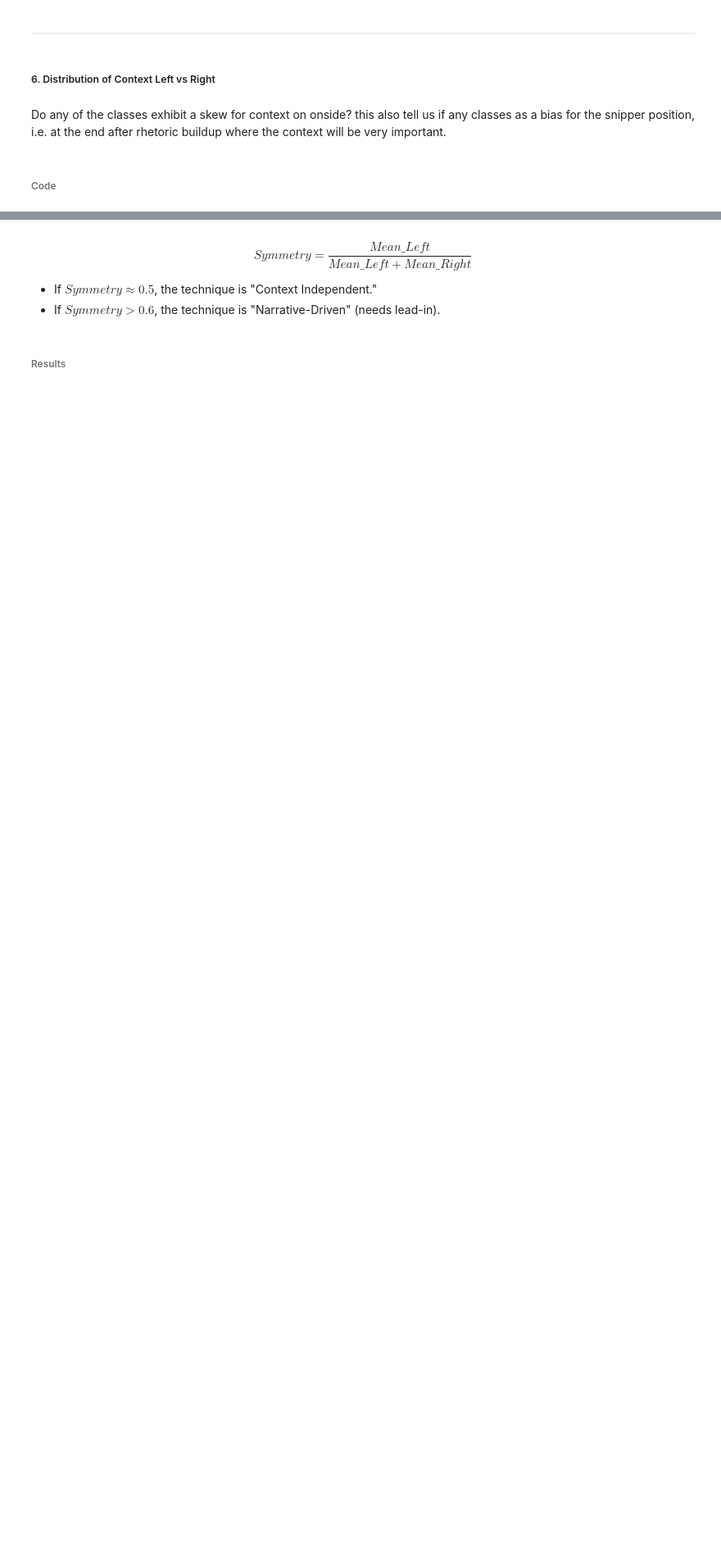
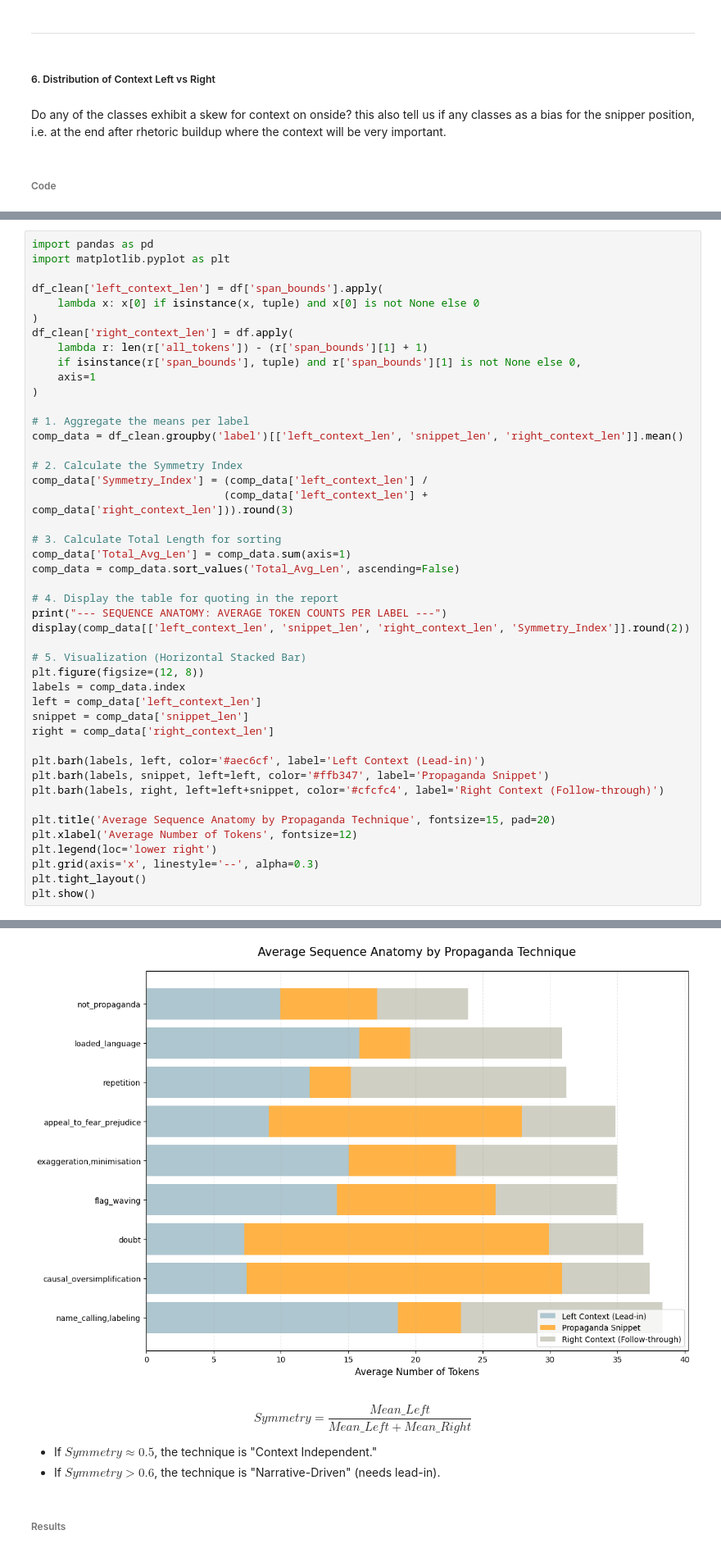
Before and after one commit to LukeBirkett/study-planner, a Jupyter notebook: 968G5_Advanced_Natural_Language_Processing/assignment_notebook.ipynb, the cells around one changed output, grey strips where cells are left out. Shown at 82% size. Saved outputs shown, nothing was run; the diff lists cells and outputs as text; blank space fills up the shorter version.

```diff
--- a/968G5_Advanced_Natural_Language_Processing/assignment_notebook.ipynb
+++ b/968G5_Advanced_Natural_Language_Processing/assignment_notebook.ipynb
@@ -550,0 +519,46 @@ KeyError: "Columns not found: 'right_context_len', 'left_context_len'"
+# %%
+import pandas as pd
+import matplotlib.pyplot as plt
+
+df_clean['left_context_len'] = df['span_bounds'].apply(
+    lambda x: x[0] if isinstance(x, tuple) and x[0] is not None else 0
+)
+df_clean['right_context_len'] = df.apply(
+    lambda r: len(r['all_tokens']) - (r['span_bounds'][1] + 1)
+    if isinstance(r['span_bounds'], tuple) and r['span_bounds'][1] is not None else 0,
+    axis=1
+)
+
+# 1. Aggregate the means per label
+comp_data = df_clean.groupby('label')[['left_context_len', 'snippet_len', 'right_context_len']].mean()
+
+# 2. Calculate the Symmetry Index
+comp_data['Symmetry_Index'] = (comp_data['left_context_len'] /
+                              (comp_data['left_context_len'] + comp_data['right_context_len'])).round(3)
+
+# 3. Calculate Total Length for sorting
+comp_data['Total_Avg_Len'] = comp_data.sum(axis=1)
+comp_data = comp_data.sort_values('Total_Avg_Len', ascending=False)
+
+# 4. Display the table for quoting in the report
+print("--- SEQUENCE ANATOMY: AVERAGE TOKEN COUNTS PER LABEL ---")
+display(comp_data[['left_context_len', 'snippet_len', 'right_context_len', 'Symmetry_Index']].round(2))
+
+# 5. Visualization (Horizontal Stacked Bar)
+plt.figure(figsize=(12, 8))
+labels = comp_data.index
+left = comp_data['left_context_len']
+snippet = comp_data['snippet_len']
+right = comp_data['right_context_len']
+
+plt.barh(labels, left, color='#aec6cf', label='Left Context (Lead-in)')
+plt.barh(labels, snippet, left=left, color='#ffb347', label='Propaganda Snippet')
+plt.barh(labels, right, left=left+snippet, color='#cfcfc4', label='Right Context (Follow-through)')
+
+plt.title('Average Sequence Anatomy by Propaganda Technique', fontsize=15, pad=20)
+plt.xlabel('Average Number of Tokens', fontsize=12)
+plt.legend(loc='lower right')
+plt.grid(axis='x', linestyle='--', alpha=0.3)
+plt.tight_layout()
+plt.show()
+# %% [output]
@@ -551,3 +577,4 @@ KeyError: "Columns not found: 'right_context_len', 'left_context_len'"
+[figure, added]
 # %% [markdown]
 $$Symmetry = \frac{Mean\_Left}{Mean\_Left + Mean\_Right}$$
 - If $Symmetry \approx 0.5$, the technique is "Context Independent."
```
Also changed, not shown: parts of 28 cells of this notebook, 2 other files.
